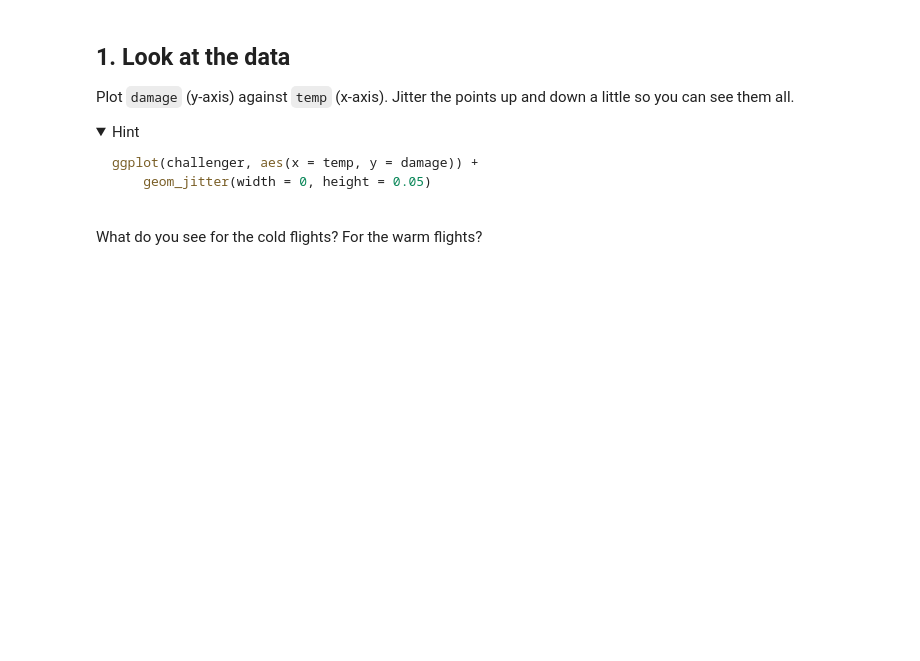
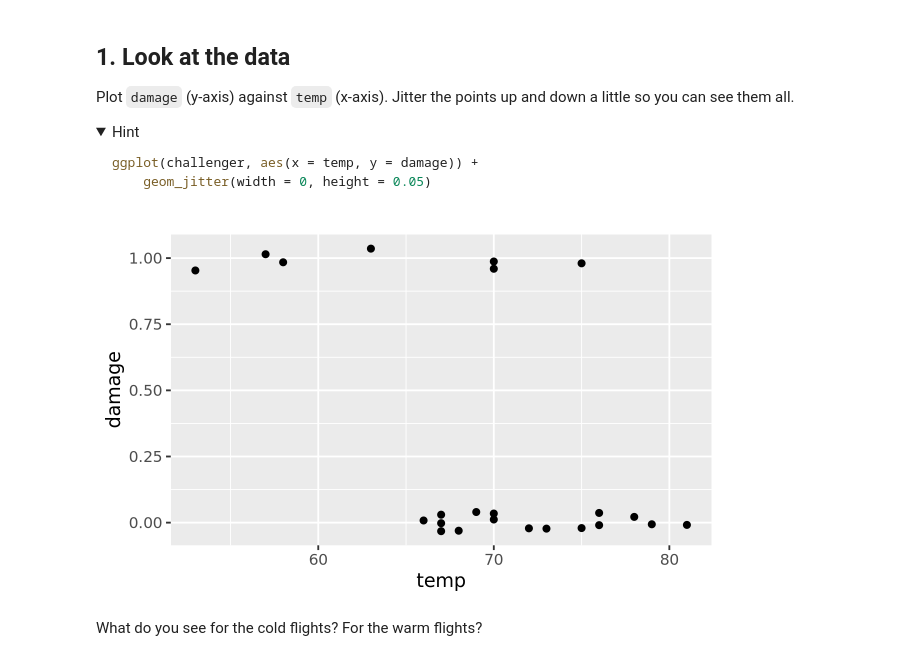
Before and after one commit to tsoysergey24/codespace, a Jupyter notebook: exercises/11-challenger-exercise.ipynb, the cells around one changed output. Cells and saved outputs as stored; diff of their text form; code cells hidden in the pictures; folded sections open; blank space fills up the shorter version.

Commit message:
complete exercises/11-challenger-exercise.ipynb

````diff
--- a/exercises/11-challenger-exercise.ipynb
+++ b/exercises/11-challenger-exercise.ipynb
@@ -52,6 +73,11 @@ ggplot(challenger, aes(x = temp, y = damage)) +
 ```
 
 </details>
+# %%
+ggplot(challenger, aes(x = temp, y = damage)) +
+    geom_jitter(width = 0, height = 0.05)
+# %% [output]
+[figure, added]
 # %% [markdown]
 What do you see for the cold flights? For the warm flights?
 # %% [markdown]
````
Also changed, not shown: parts of 5 cells of this notebook.
